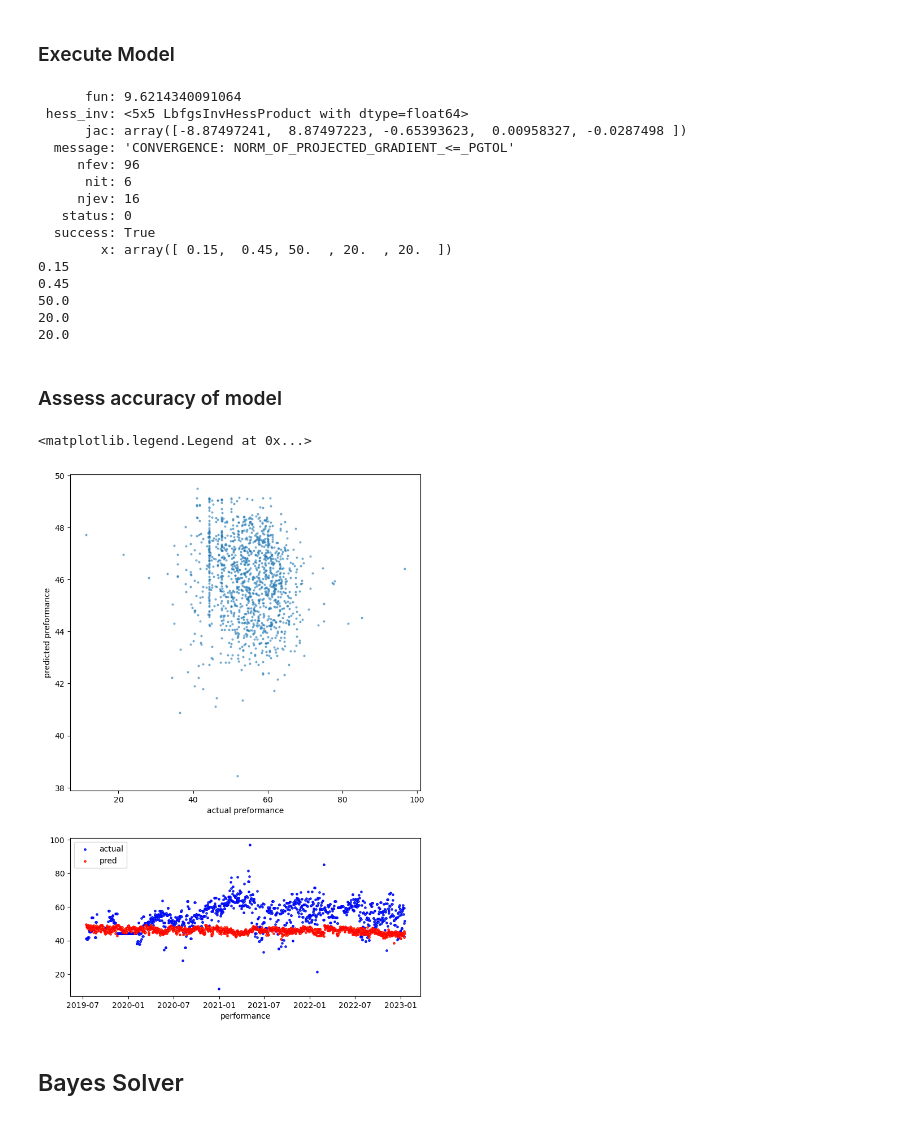
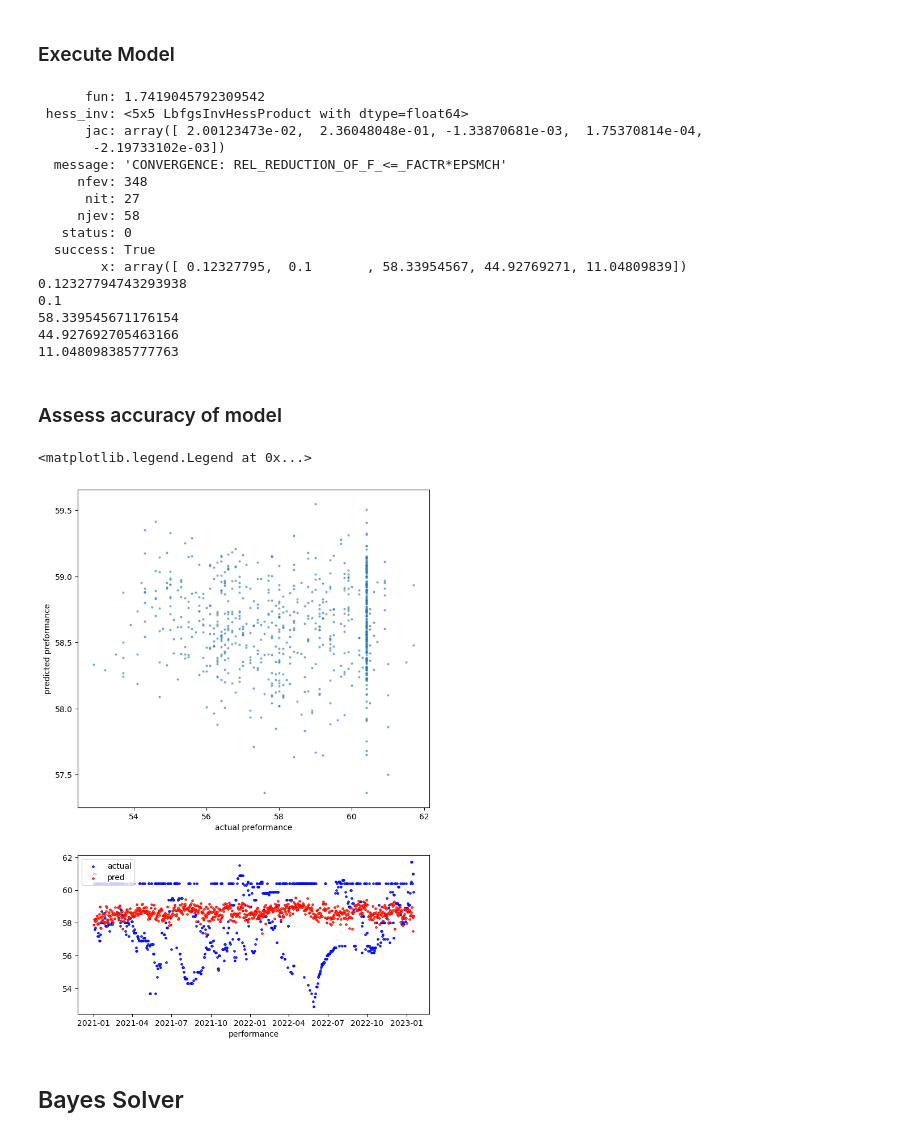
Before and after one commit to RyanAugust/TriNet, a Jupyter notebook: ctl-atl solver.ipynb, the cells around one changed output. Saved outputs shown, nothing was run; the diff lists cells and outputs as text; code cells hidden in the pictures.

```diff
--- a/ctl-atl solver.ipynb
+++ b/ctl-atl solver.ipynb
@@ -133,26 +142,46 @@ class banister(object):
         self.atls = []
         self.ctlatl_start = [ctlatl_start]
 
-    def model(self, load_metric, params=None):
-        if params==None:
+    def model(self, load_metric, params=[]):
+        if len(params) != 5:
             params = self.params
+        self.params = params
+
         self.ctls = self.atls = self.ctlatl_start # why?
-        self.params = params
         Banister_Predictions = np.array([])
         for i in range(len(load_metric)):
-            ctl = (load_metric[i] * (1-math.exp(-1/params[3]))) + (ctls[i] * (math.exp(-1/params[3])))
-            atl = (load_metric[i] * (1-math.exp(-1/params[4]))) + (atls[i] * (math.exp(-1/params[4])))
+            ctl = (load_metric[i] * (1-math.exp(-1/params[3]))) + (self.ctls[i] * (math.exp(-1/params[3])))
+            atl = (load_metric[i] * (1-math.exp(-1/params[4]))) + (self.atls[i] * (math.exp(-1/params[4])))
             self.ctls.append(ctl)
             self.atls.append(atl)
             Banister_Predictions = np.append(Banister_Predictions, params[2] + params[0]*ctl - params[1]*atl)
+
         return Banister_Predictions
 # %%
 max_hr = 185
 resting_hr = 40
 ctls_ref = 42
 atls_ref = 7
+performance_fxn = performance_fxns[1]
 
-data = data_original.copy()
-data = pre_process(data, performance_fxn=calc_vo2)
+
+data = data_original[((data_original['date'].str.contains('2021'))
+                    | (data_original['date'].str.contains('2022'))
+                    | (data_original['date'].str.contains('2023')))
+                    # & (data_original['Sport'] == 'Bike')
+                    ].copy()
+# data = data_original.copy()
+data = pre_process(data, performance_fxn=performance_fxn)
 load_metric = data['day_TSS'].to_numpy()
 performance_metric = data['performance_metric'].to_numpy()
+fig, ax = plt.subplots(figsize=(10,4))
+data['day_TSS'].rolling(window=7).sum().plot(ax=ax)
+ax2 = ax.twinx()
+ax2.scatter(data.index
+            ,data['performance_metric']
+            ,marker='o'
+            ,edgecolor='red'
+            ,facecolor='none'
+            ,label='performance metric'
+            )
+fig.legend()
@@ -164,80 +196,77 @@ bm = banister()
 def optimize_banister(params):
     losses = []
 
-    Banister_Predictions = bm.model(load_metric, params)
+    Banister_Predictions = bm.model(load_metric, params=params)
 
     losses = abs(performance_metric - Banister_Predictions)
     MAE = np.mean(losses)
     return MAE
 
-initial_guess  = [0.1, 0.5, 50, 45, 7]
+initial_guess  = [0.1, 0.5, 50, 45, 10]
 individual_banister_model = optimize.minimize(optimize_banister
                                             ,x0=initial_guess
                                                 #     k1,       k2,       p0,     CTLS,   ATLS
-                                            ,bounds=[(.05,.15),(.45,.55),(20,50),(20,60),(5,20)])
+                                            ,bounds=[(.1,.90),(.1,.90),(20,80),(30,60),(5,20)]
+                                            # ,method='Nelder-Mead'
+                                            ,tol=1e-8
+                                            )
 print(individual_banister_model)
 for val in individual_banister_model['x']:
     print(val)
 # %% [output]
-      fun: 9.6214340091064
+      fun: 1.7419045792309542
  hess_inv: <5x5 LbfgsInvHessProduct with dtype=float64>
-      jac: array([-8.87497241,  8.87497223, -0.65393623,  0.00958327, -0.0287498 ])
-  message: 'CONVERGENCE: NORM_OF_PROJECTED_GRADIENT_<=_PGTOL'
-     nfev: 96
-      nit: 6
-     njev: 16
+      jac: array([ 2.00123473e-02,  2.36048048e-01, -1.33870681e-03,  1.75370814e-04,
+       -2.19733102e-03])
+  message: 'CONVERGENCE: REL_REDUCTION_OF_F_<=_FACTR*EPSMCH'
+     nfev: 348
+      nit: 27
+     njev: 58
    status: 0
   success: True
-        x: array([ 0.15,  0.45, 50.  , 20.  , 20.  ])
-0.15
-0.45
-50.0
-20.0
-20.0
+        x: array([ 0.12327795,  0.1       , 58.33954567, 44.92769271, 11.04809839])
+0.12327794743293938
+0.1
+58.339545671176154
+44.927692705463166
+11.048098385777763
-# %%
-bm = banister(ctlatl_start=0)
-pred = bm.model(load_metric)
-
-print_limit = 25
-for a,b in zip(load_metric[-print_limit:],bm.ctls[-print_limit:]):
-    print(a,b)
 # %% [markdown]
 ### Assess accuracy of model
 # %%
 load_metric = data['day_TSS'].tolist()
-data['pred performance_metric'] = banister_model(load_metric, individual_banister_model['x'])
+data['pred performance_metric'] = bm.model(load_metric)
 
 ## Plot
 fig, ax = plt.subplots(2,1, figsize=(8,12), dpi=100,  gridspec_kw={'height_ratios': [2, 1]})
 ax[0].scatter(x=data['performance_metric']
           ,y=data['pred performance_metric']
           ,s=4
           ,alpha=.5)
 ax[0].set_xlabel('actual preformance')
 ax[0].set_ylabel('predicted preformance')
 
 ax[1].scatter(data.index
              ,data['performance_metric']
              ,label='actual'
              ,facecolor=None
              ,edgecolor='blue'
              ,s=5
              ,linewidths=1
              ,marker='o')
 ax[1].scatter(data.index
              ,data['pred performance_metric']
              ,label='pred'
              ,facecolor=None
              ,edgecolor='red'
              ,s=5
              ,linewidths=1
              ,marker='o')
 ax[1].set_xlabel('date')
 ax[1].set_xlabel('performance')
 ax[1].legend(loc=2)
 # %% [output]
 <matplotlib.legend.Legend at 0x...>
-[figure, old version]
+[figure, new version]
 # %% [markdown]
 ## Bayes Solver
 # %%
```
Also changed, not shown: parts of 3 cells of this notebook.
